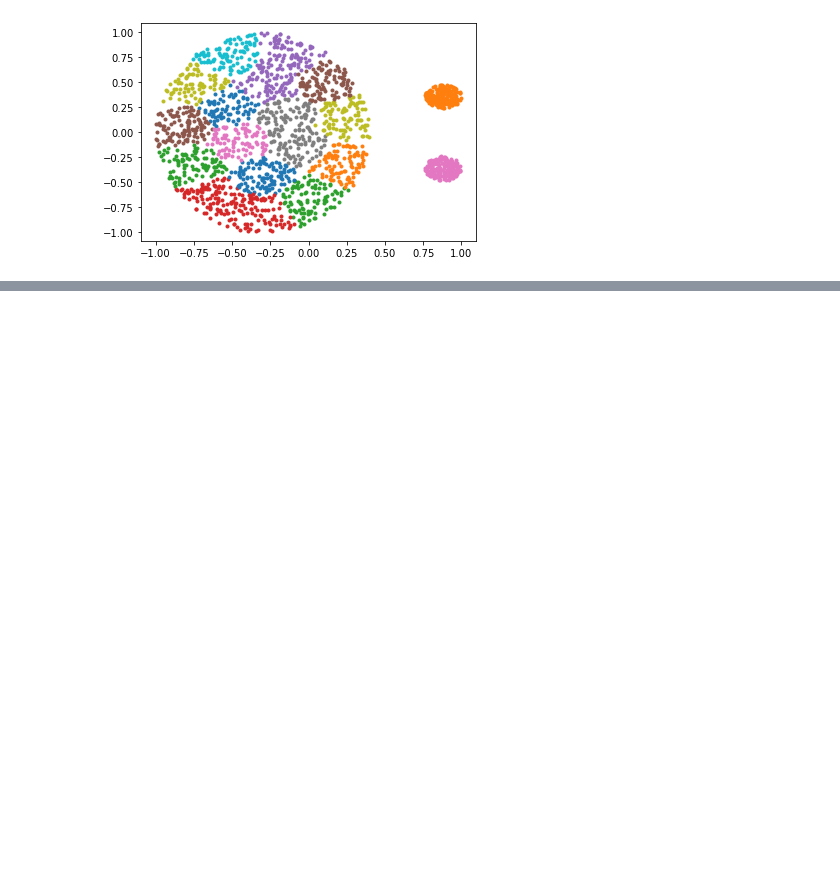
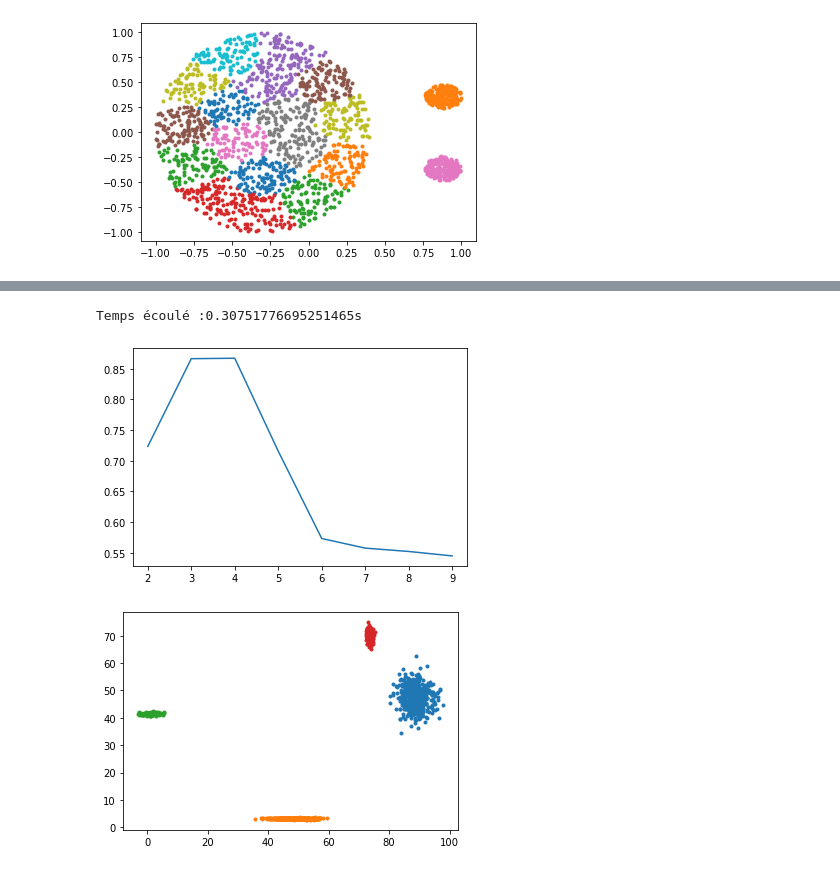
Before and after one commit to MarinoBenassai/TP-Clustering, a Jupyter notebook: TP-Clustering.ipynb, the cells around one changed output, grey strips where cells are left out. Drawn from its saved outputs; the diff is of its cells as text; code cells hidden in the pictures; blank space fills up the shorter version.

```diff
--- a/TP-Clustering.ipynb
+++ b/TP-Clustering.ipynb
@@ -137,0 +168,25 @@ Temps écoulé :0.5614674091339111s
+# %%
+#Agglomération Silhouette
+score = [0]*8
+ti = t.time()
+
+for nb_cluster in range(2,10):
+    clustering = AgglomerativeClustering(nb_cluster).fit(data2)
+    labels = clustering.labels_
+    score[nb_cluster - 2] = metrics.silhouette_score(data2, labels)
+ti = t.time() - ti
+print("Temps écoulé :" + str(ti) + "s")
+plt.plot(range(2,10),score)
+plt.show()
+nb_cluster = score.index(max(score)) + 2
+
+clustering = AgglomerativeClustering(nb_cluster).fit(data2)
+for i in range(max(clustering.labels_) + 1):
+    x = [data2[j][0] for j in range(len(data2)) if clustering.labels_[j] == i]
+    y = [data2[j][1] for j in range(len(data2)) if clustering.labels_[j] == i]
+    plt.plot(x,y,'.')
+plt.show()
+# %% [output]
+Temps écoulé :0.30751776695251465s
+[figure, added]
+[figure, added]
```
Also changed, not shown: parts of 6 cells of this notebook.
